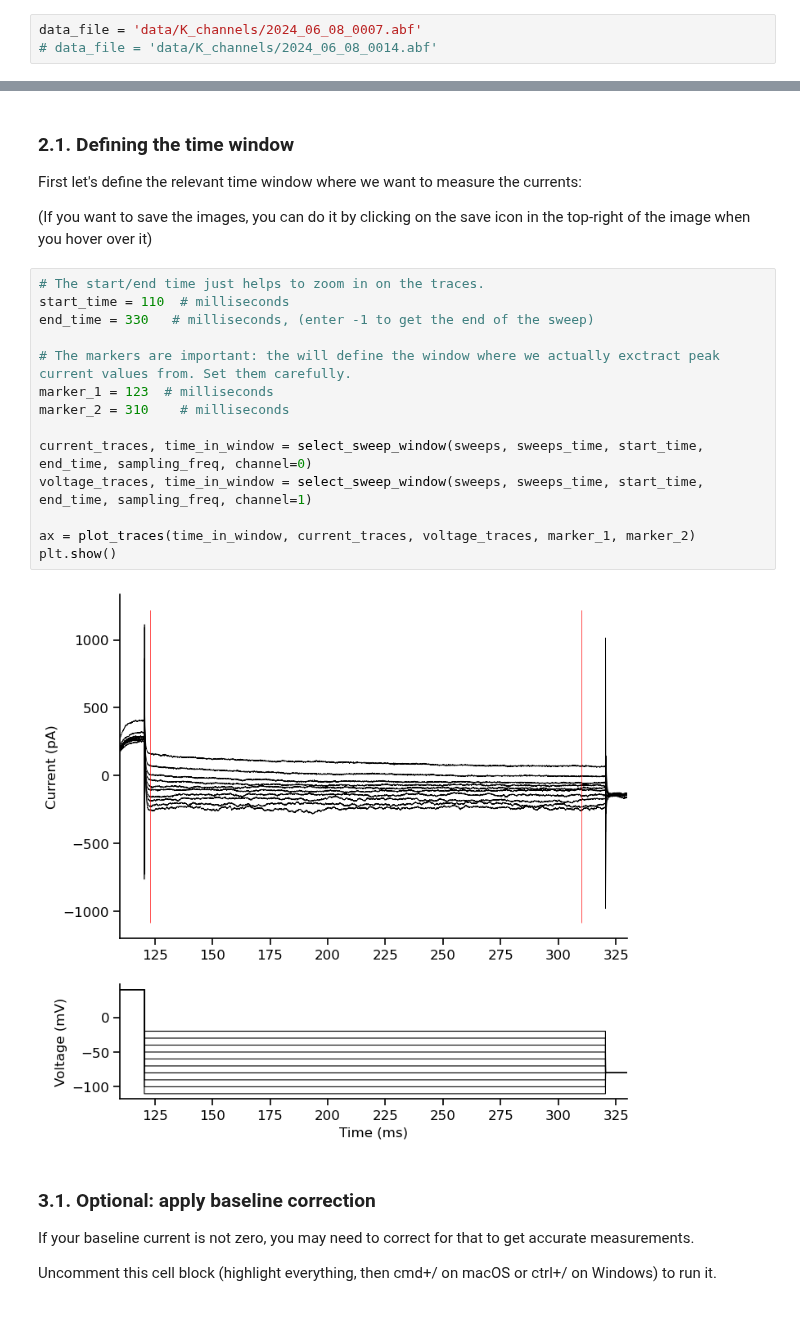
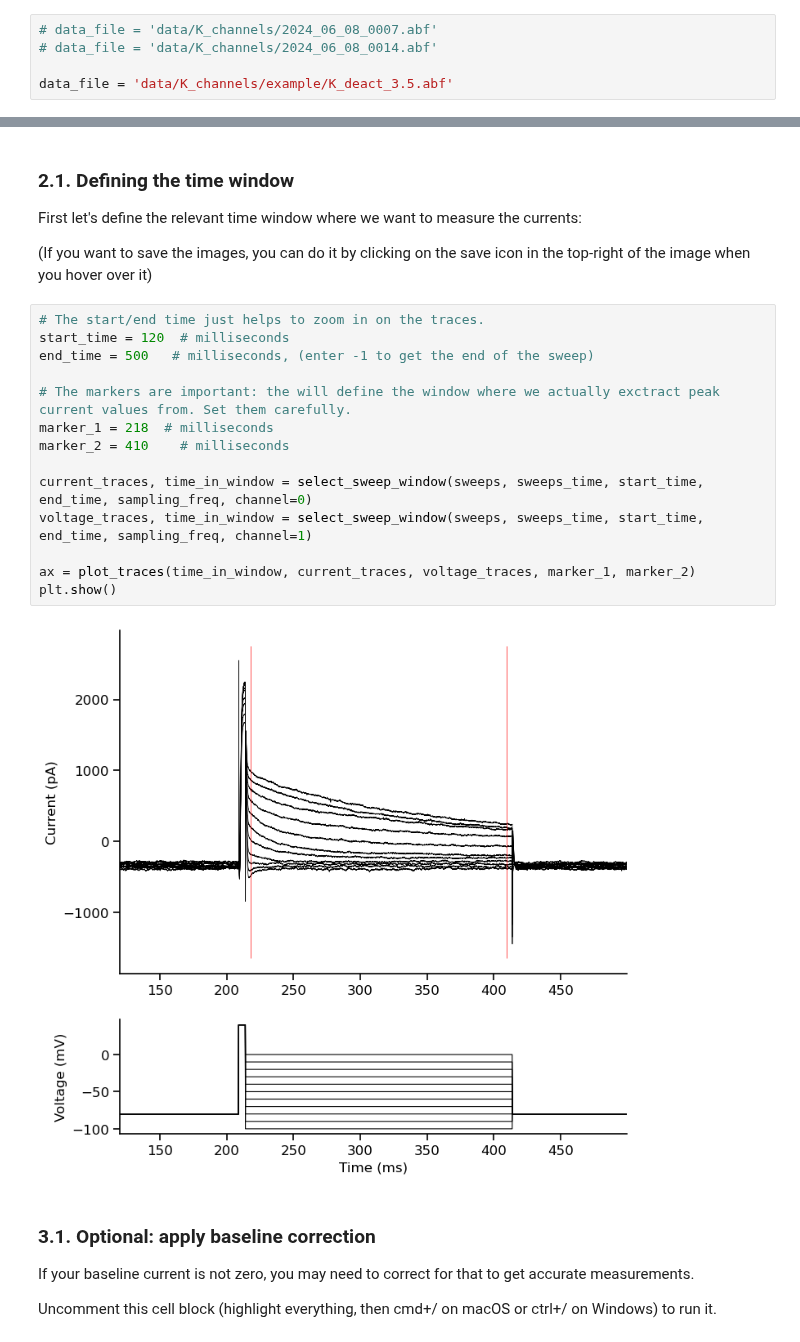
Before and after one commit to argalloni/CSHL_IonChannels2025, a Jupyter notebook: CSHL 4 - K inactivation.ipynb, the cells around one changed output, grey strips where cells are left out. Cells and saved outputs as stored; diff of their text form.

```diff
--- a/CSHL 4 - K inactivation.ipynb
+++ b/CSHL 4 - K inactivation.ipynb
@@ -25,8 +25,10 @@ data/K_channels
 # %% [markdown]
 Choose which file you want to analyze and past the file name here:
 # %%
-data_file = 'data/K_channels/2024_06_08_0007.abf'
+# data_file = 'data/K_channels/2024_06_08_0007.abf'
 # data_file = 'data/K_channels/2024_06_08_0014.abf'
+
+data_file = 'data/K_channels/example/K_deact_3.5.abf'
 # %% [markdown]
 Now we can load the file and plot the raw data:
 # %%
@@ -55,20 +57,20 @@ First let's define the relevant time window where we want to measure the current
 (If you want to save the images, you can do it by clicking on the save icon in the top-right of the image when you hover over it)
 # %%
 # The start/end time just helps to zoom in on the traces.
-start_time = 110  # milliseconds
-end_time = 330   # milliseconds, (enter -1 to get the end of the sweep)
+start_time = 120  # milliseconds
+end_time = 500   # milliseconds, (enter -1 to get the end of the sweep)
 
 # The markers are important: the will define the window where we actually exctract peak current values from. Set them carefully.
-marker_1 = 123  # milliseconds
-marker_2 = 310    # milliseconds
+marker_1 = 218  # milliseconds
+marker_2 = 410    # milliseconds
 
 current_traces, time_in_window = select_sweep_window(sweeps, sweeps_time, start_time, end_time, sampling_freq, channel=0)
 voltage_traces, time_in_window = select_sweep_window(sweeps, sweeps_time, start_time, end_time, sampling_freq, channel=1)
 
 ax = plot_traces(time_in_window, current_traces, voltage_traces, marker_1, marker_2)
 plt.show()
 # %% [output]
-[figure, old version]
+[figure, new version]
 # %% [markdown]
 ### 3.1. Optional: apply baseline correction
 
```
Also changed, not shown: parts of 5 cells of this notebook, 3 other files.
